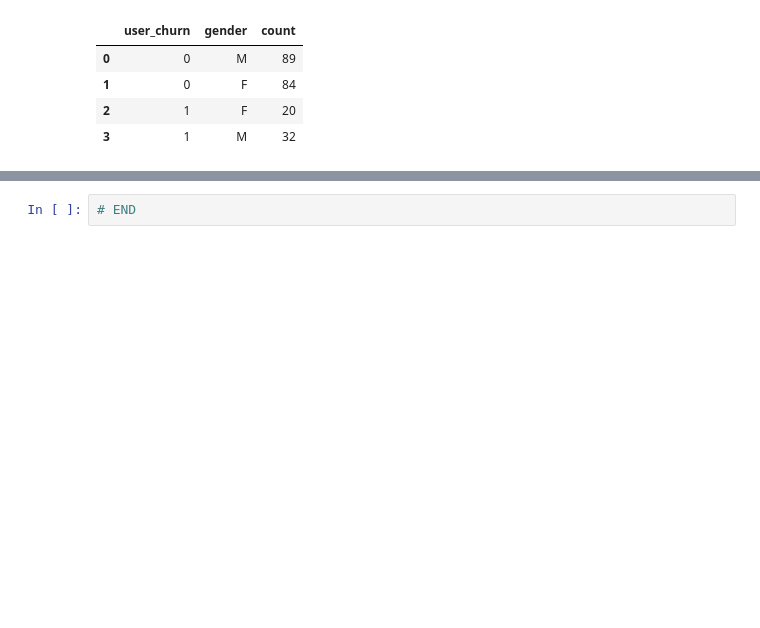
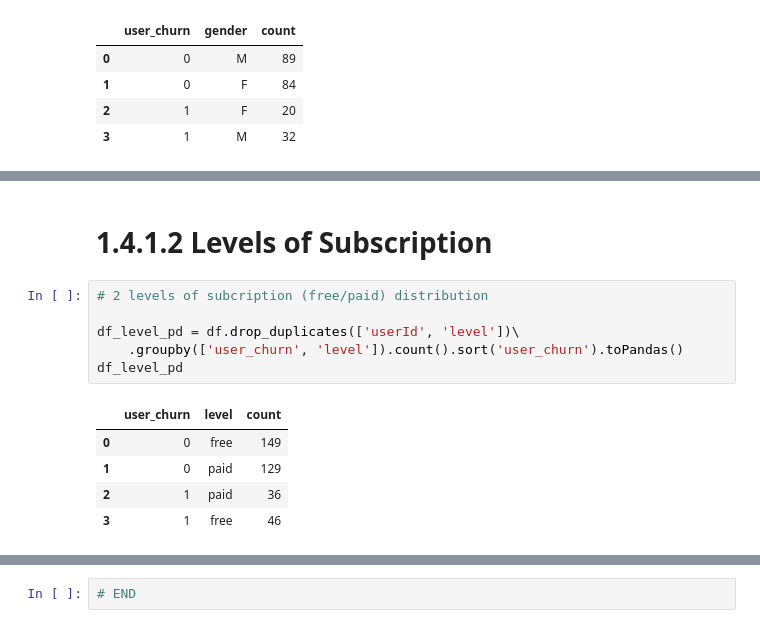
Before and after one commit to yatfungleung/Sparkify-User-Churn-Prediction, a Jupyter notebook: 1_data_cleaning.ipynb, the cells around one changed output, grey strips where cells are left out. Cells and saved outputs as stored; diff of their text form; blank space fills up the shorter version.

```diff
--- a/1_data_cleaning.ipynb
+++ b/1_data_cleaning.ipynb
@@ -452,0 +454,14 @@ NameError: name 'plt' is not defined
+# %% [markdown]
+# 1.4.1.2 Levels of Subscription
+# %%
+# 2 levels of subcription (free/paid) distribution
+
+df_level_pd = df.drop_duplicates(['userId', 'level'])\
+    .groupby(['user_churn', 'level']).count().sort('user_churn').toPandas()
+df_level_pd
+# %% [output]
+|  | user_churn | level | count |
+| 0 | 0 | free | 149 |
+| 1 | 0 | paid | 129 |
+| 2 | 1 | paid | 36 |
+| 3 | 1 | free | 46 |
```
Also changed, not shown: parts of 3 cells of this notebook.
